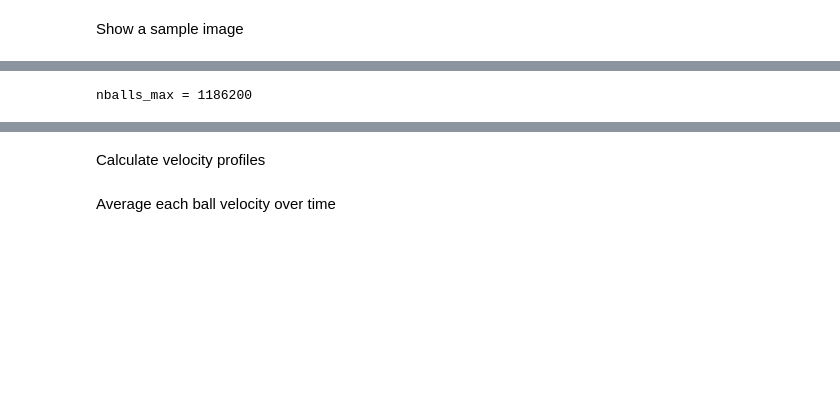
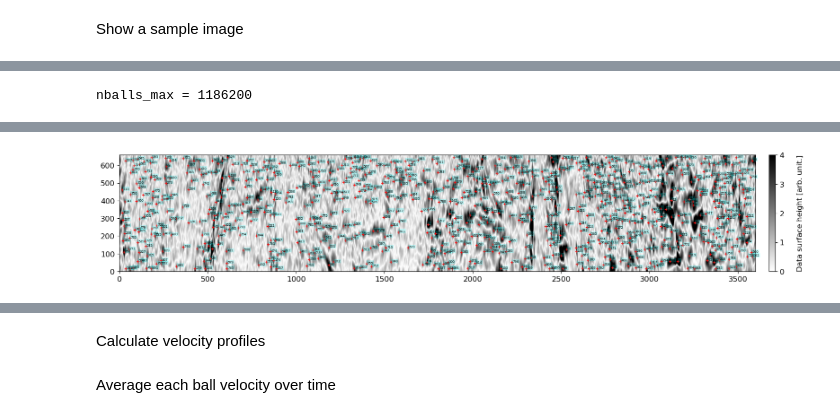
Before and after one commit to WaaallEEE/stereo_solar_flow_tracking, a Jupyter notebook: notebooks/COR2_balltracking.ipynb, the cells around one changed output, grey strips where cells are left out. Saved outputs shown, nothing was run; the diff lists cells and outputs as text; code cells hidden in the pictures; blank space fills up the shorter version.

```diff
--- a/notebooks/COR2_balltracking.ipynb
+++ b/notebooks/COR2_balltracking.ipynb
@@ -78,47 +98,47 @@ plt.tight_layout()
+# %%
+mbt_dict = {"nt":80,
+            "rs":4,
+            "am":1,
+            "dp":0.3,
+            "tdx":1,
+            "tdy":30,
+            "zdamping":1,
+            "ballspacing":15,
+            "intsteps":20,
+            "mag_thresh":2,
+            "noise_level":1.5,
+            "track_emergence":True,
+            "prep_function":prep_data,
+            "datafiles":datafiles,
+            "do_plots":False,
+            "astropy":False,
+            "verbose":True,
+            "fig_dir":Path(datadir, 'figures')}
+
+# mbt_p, mbt_n = mblt.mballtrack_main(**mbt_dict)
+
+mbt = mblt.MBT(polarity=1, **mbt_dict)
+# %% [output]
+nballs_max = 1186200
 # %%
+%matplotlib inline
 plt.close('all')
-mbt_dict = {"nt":80,
-            "rs":4,
-            "am":2,
-            "dp":0.3,
-            "tdx":1,
-            "tdy":100,
-            "zdamping":1,
-            "ballspacing":15,
-            "intsteps":30,
-            "mag_thresh":3.5,
-            "noise_level":2,
-            "track_emergence":True,
-            "emergence_box": 15,
-            "prep_function":prep_data,
-            "datafiles":datafiles,
-            "do_plots":False,
-            "astropy":True,
-            "verbose":True,
-            "outputdir":datadir,
-            "fig_dir":PurePath(datadir, 'figures')}
 
-# mbt_p, mbt_n = mblt.mballtrack_main(**mbt_dict)
-
-mbt = mblt.MBT(polarity=1, **mbt_dict)
-
-
-fig, axs = plt.subplots(ncols=1, nrows=1, figsize=(10,3))
-im = axs.imshow(mbt.surface, vmin = -2, vmax=0, origin='lower', cmap='Greys_r')
+fig, axs = plt.subplots(ncols=1, nrows=1, figsize=(16,6))
+im = axs.imshow(mbt.image, vmin = 0, vmax=4, origin='lower', cmap='gray_r')
 # position for the colorbar
 divider = make_axes_locatable(axs)
 cax = divider.append_axes('right', size='1%', pad=0.3)
 # Adding the colorbar
 cbar = plt.colorbar(im, cax = cax)
+cax.set_ylabel('Data surface height [arb. unit.]', fontsize=12, labelpad=20)
 
-axs.plot(mbt.xstart, mbt.ystart, 'r+')
+axs.plot(mbt.xstart, mbt.ystart, 'r+', ms=4, markerfacecolor='none')
 labels = np.arange(0, mbt.nballs)
-labels_str = [str(l) for l in labels]
-for i, l in enumerate(labels_str):
-    axs.text(mbt.xstart[i]+5, mbt.ystart[i], l, color='green', fontsize=10)
+for ball in labels:
+    axs.text(mbt.xstart[ball]+5, mbt.ystart[ball], str(ball), color='black', fontsize=5, bbox=dict(facecolor='cyan', alpha=0.2, edgecolor='none', pad=1))
 
 plt.tight_layout()
 # bmask = mbt.ystart <= 300
 # axs.plot(mbt.xstart[bmask], mbt.ystart[bmask], 'co', ms=10, markerfacecolor='none')
 # %% [output]
-nballs_max = 1186200
@@ -125,0 +145 @@ nballs_max = 1186200
+[figure, added]
```
Also changed, not shown: parts of 28 cells of this notebook, 5 other files.
